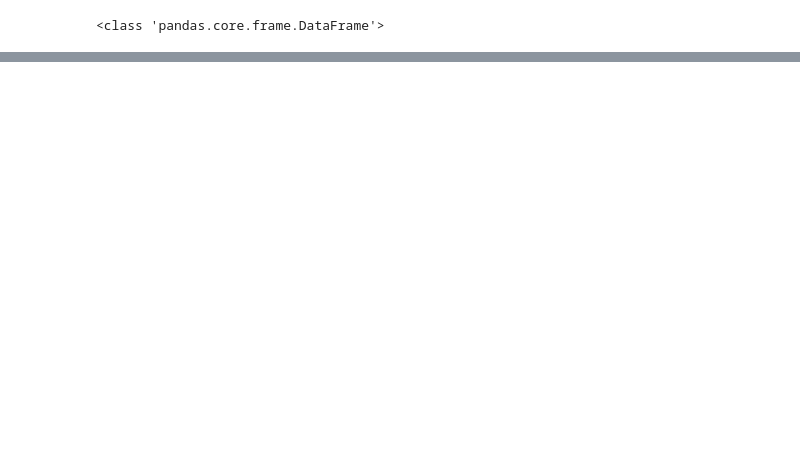
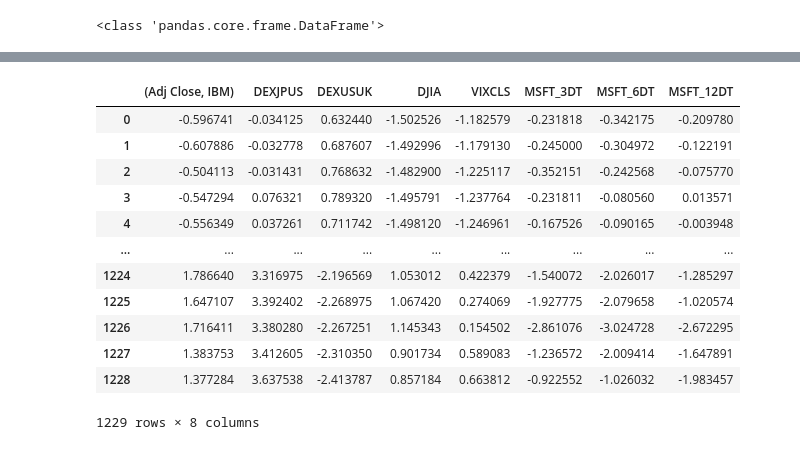
Before and after one commit to oathathat/ML_Kmitl_3D, a Jupyter notebook: Lab/Lab5.ipynb, the cells around one changed output, grey strips where cells are left out. Drawn from its saved outputs; the diff is of its cells as text; code cells hidden in the pictures; blank space fills up the shorter version.

```diff
--- a/Lab/Lab5.ipynb
+++ b/Lab/Lab5.ipynb
@@ -214,0 +215,16 @@ X.drop(columns=to_drop)
+# %%
+X
+# %% [output]
+|  | (Adj Close, IBM) | DEXJPUS | DEXUSUK | DJIA | VIXCLS | MSFT_3DT | MSFT_6DT | MSFT_12DT |
+| 0 | -0.596741 | -0.034125 | 0.632440 | -1.502526 | -1.182579 | -0.231818 | -0.342175 | -0.209780 |
+| 1 | -0.607886 | -0.032778 | 0.687607 | -1.492996 | -1.179130 | -0.245000 | -0.304972 | -0.122191 |
+| 2 | -0.504113 | -0.031431 | 0.768632 | -1.482900 | -1.225117 | -0.352151 | -0.242568 | -0.075770 |
+| 3 | -0.547294 | 0.076321 | 0.789320 | -1.495791 | -1.237764 | -0.231811 | -0.080560 | 0.013571 |
+| 4 | -0.556349 | 0.037261 | 0.711742 | -1.498120 | -1.246961 | -0.167526 | -0.090165 | -0.003948 |
+| ... | ... | ... | ... | ... | ... | ... | ... | ... |
+| 1224 | 1.786640 | 3.316975 | -2.196569 | 1.053012 | 0.422379 | -1.540072 | -2.026017 | -1.285297 |
+| 1225 | 1.647107 | 3.392402 | -2.268975 | 1.067420 | 0.274069 | -1.927775 | -2.079658 | -1.020574 |
+| 1226 | 1.716411 | 3.380280 | -2.267251 | 1.145343 | 0.154502 | -2.861076 | -3.024728 | -2.672295 |
+| 1227 | 1.383753 | 3.412605 | -2.310350 | 0.901734 | 0.589083 | -1.236572 | -2.009414 | -1.647891 |
+| 1228 | 1.377284 | 3.637538 | -2.413787 | 0.857184 | 0.663812 | -0.922552 | -1.026032 | -1.983457 |
+1229 rows × 8 columns
```
Also changed, not shown: parts of 18 cells of this notebook.
